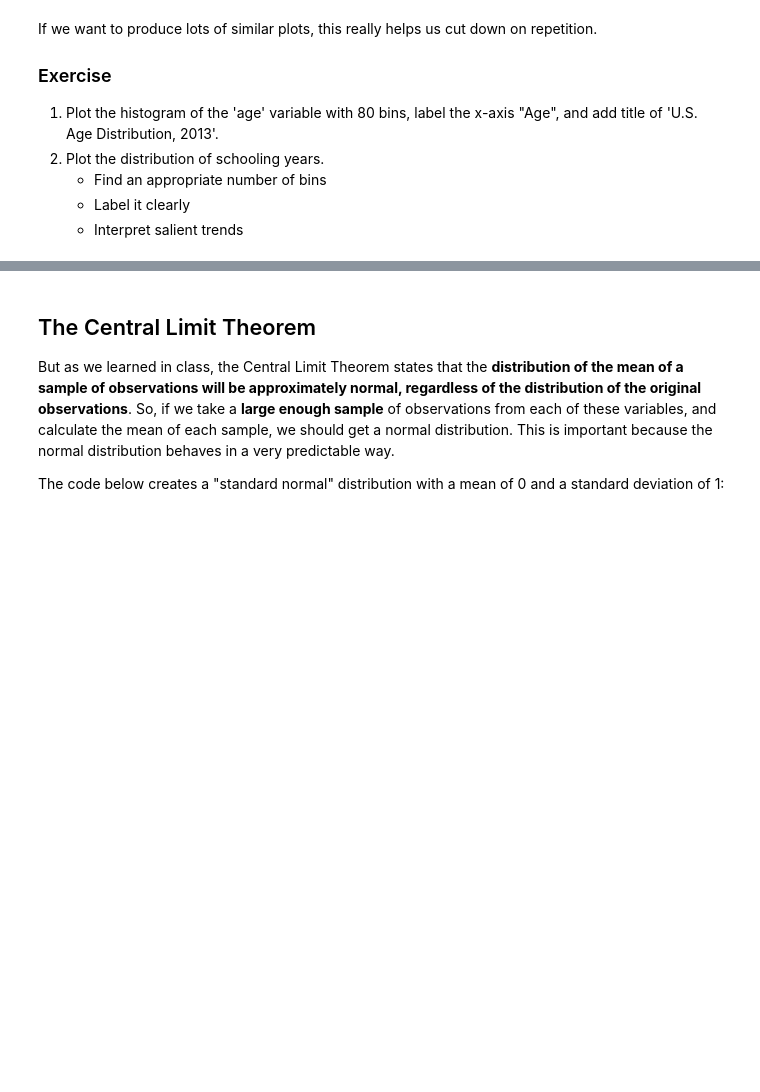
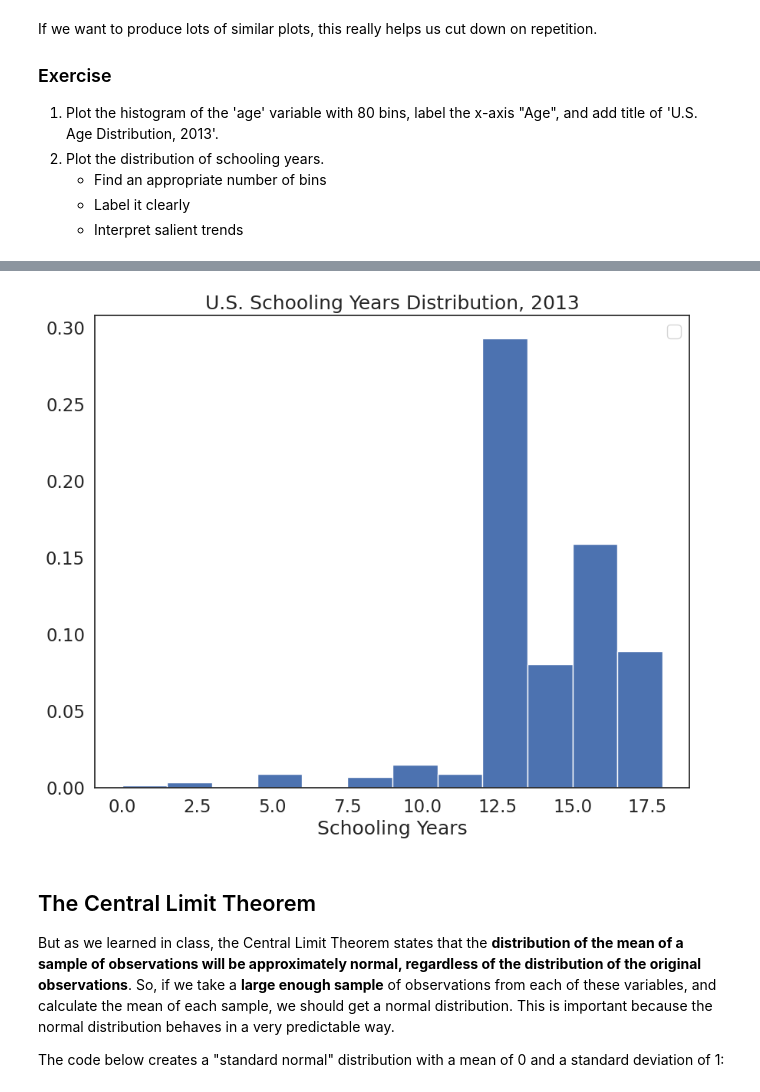
Before and after one commit to alxbxck/QM2, a Jupyter notebook: notebooks/W05. Distributions and Basic Statistics.ipynb, the cells around one changed output, grey strips where cells are left out. Drawn from its saved outputs; the diff is of its cells as text; code cells hidden in the pictures; blank space fills up the shorter version.

```diff
--- a/notebooks/W05. Distributions and Basic Statistics.ipynb
+++ b/notebooks/W05. Distributions and Basic Statistics.ipynb
@@ -317,0 +421,13 @@ If we want to produce lots of similar plots, this really helps us cut down on re
+# %%
+def plot_histogram2(variable, bin_number, xlab, title): # define a function called plot_histogram that takes a variable, number of bins, x-axis label, and title as arguments
+
+	summary=variable.describe()
+	plt.hist(variable, bins=bin_number,edgecolor='white', density=True) # plot the histogram. Notice i've changed "bins=100" to "bins=bin_number" so that the number of bins can be specified when the function is called
+
+	plt.legend()
+	plt.xlabel(xlab) # i've changed the x-axis label to "xlab" so that it can be specified when the function is called
+	plt.title(title) # similarly, we can now specify the title when calling the function
+	plt.show()
+# %%
+plot_histogram2(variable = df['sch'], bin_number = 12, xlab = 'Schooling Years', title = 'U.S. Schooling Years Distribution, 2013')
+# %% [output]
@@ -318,3 +435,4 @@ If we want to produce lots of similar plots, this really helps us cut down on re
+[figure, added]
 # %% [markdown]
 ## The Central Limit Theorem
 
```
Also changed, not shown: parts of 27 cells of this notebook.
